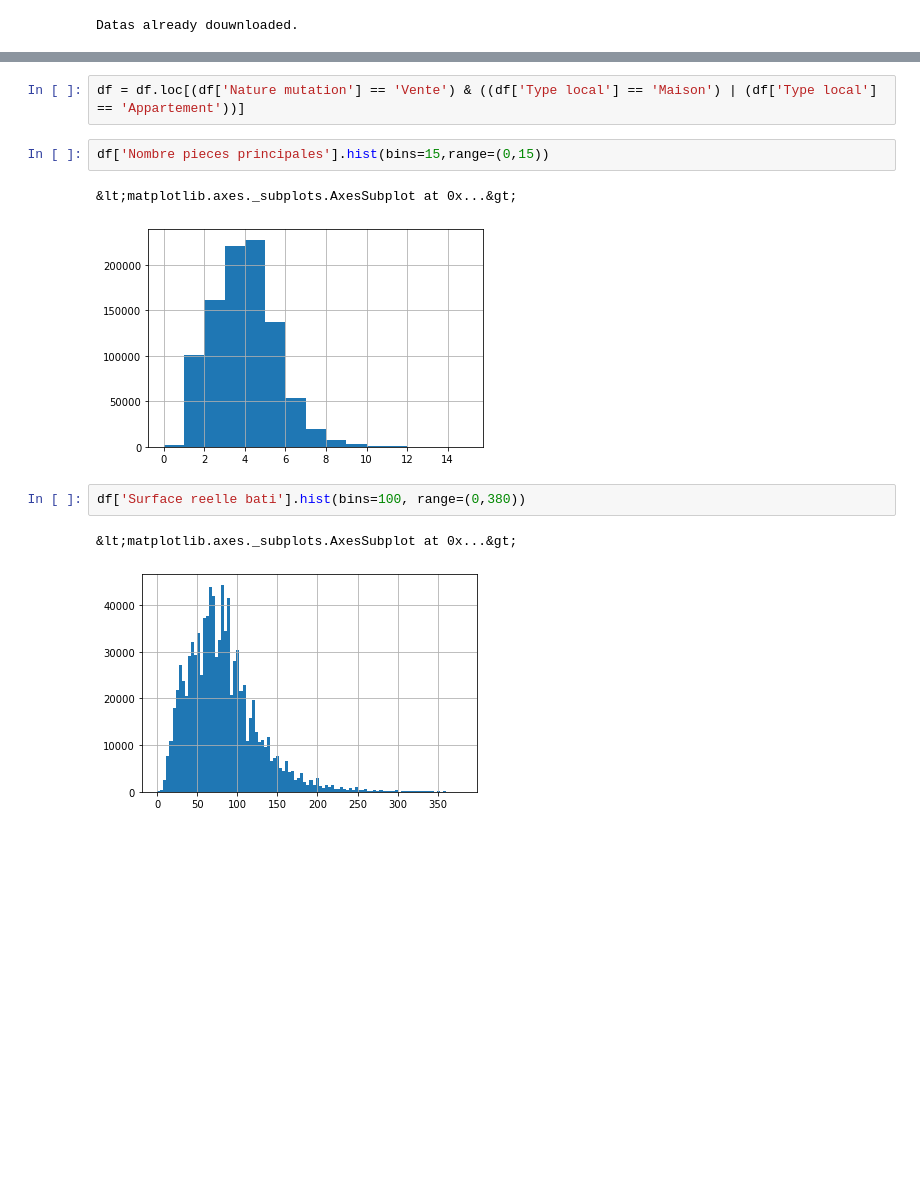
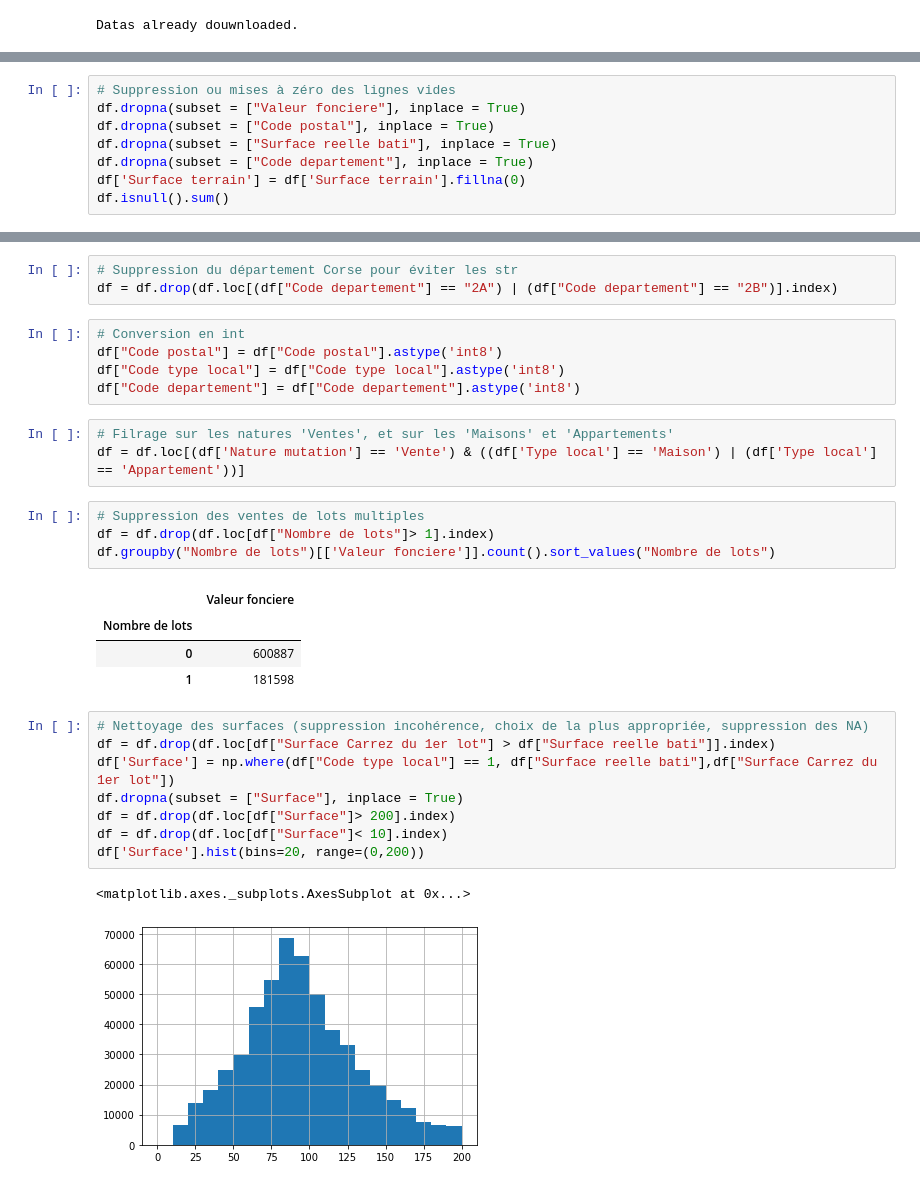
Before and after one commit to Orkaelle/Immothep, a Jupyter notebook: Immothep.ipynb, the cells around one changed output, grey strips where cells are left out. Saved outputs shown, nothing was run; the diff lists cells and outputs as text; blank space fills up the shorter version.

Commit message:
[ADD] Nettoyage et train test

```diff
--- a/Immothep.ipynb
+++ b/Immothep.ipynb
@@ -37,0 +36,8 @@ df = raw_df[['Nature mutation','Valeur fonciere','Code postal','Code departement
+# %%
+# Suppression ou mises à zéro des lignes vides
+df.dropna(subset = ["Valeur fonciere"], inplace = True)
+df.dropna(subset = ["Code postal"], inplace = True)
+df.dropna(subset = ["Surface reelle bati"], inplace = True)
+df.dropna(subset = ["Code departement"], inplace = True)
+df['Surface terrain'] = df['Surface terrain'].fillna(0)
+df.isnull().sum()
@@ -38,12 +57,31 @@ df = raw_df[['Nature mutation','Valeur fonciere','Code postal','Code departement
+# %%
+# Suppression du département Corse pour éviter les str
+df = df.drop(df.loc[(df["Code departement"] == "2A") | (df["Code departement"] == "2B")].index)
+# %%
+# Conversion en int
+df["Code postal"] = df["Code postal"].astype('int8')
+df["Code type local"] = df["Code type local"].astype('int8')
+df["Code departement"] = df["Code departement"].astype('int8')
 # %%
+# Filrage sur les natures 'Ventes', et sur les 'Maisons' et 'Appartements'
 df = df.loc[(df['Nature mutation'] == 'Vente') & ((df['Type local'] == 'Maison') | (df['Type local'] == 'Appartement'))]
-# %%
-df['Nombre pieces principales'].hist(bins=15,range=(0,15))
-# %% [output]
-&lt;matplotlib.axes._subplots.AxesSubplot at 0x...&gt;
-[figure, removed]
-# %%
-df['Surface reelle bati'].hist(bins=100, range=(0,380))
-# %% [output]
-&lt;matplotlib.axes._subplots.AxesSubplot at 0x...&gt;
-[figure, removed]
+# %%
+# Suppression des ventes de lots multiples
+df = df.drop(df.loc[df["Nombre de lots"]> 1].index)
+df.groupby("Nombre de lots")[['Valeur fonciere']].count().sort_values("Nombre de lots")
+# %% [output]
+|  | Valeur fonciere |
+| Nombre de lots |  |
+| 0 | 600887 |
+| 1 | 181598 |
+# %%
+# Nettoyage des surfaces (suppression incohérence, choix de la plus appropriée, suppression des NA)
+df = df.drop(df.loc[df["Surface Carrez du 1er lot"] > df["Surface reelle bati"]].index)
+df['Surface'] = np.where(df["Code type local"] == 1, df["Surface reelle bati"],df["Surface Carrez du 1er lot"])
+df.dropna(subset = ["Surface"], inplace = True)
+df = df.drop(df.loc[df["Surface"]> 200].index)
+df = df.drop(df.loc[df["Surface"]< 10].index)
+df['Surface'].hist(bins=20, range=(0,200))
+# %% [output]
+<matplotlib.axes._subplots.AxesSubplot at 0x...>
+[figure, added]
```
Also changed, not shown: parts of 19 cells of this notebook.
